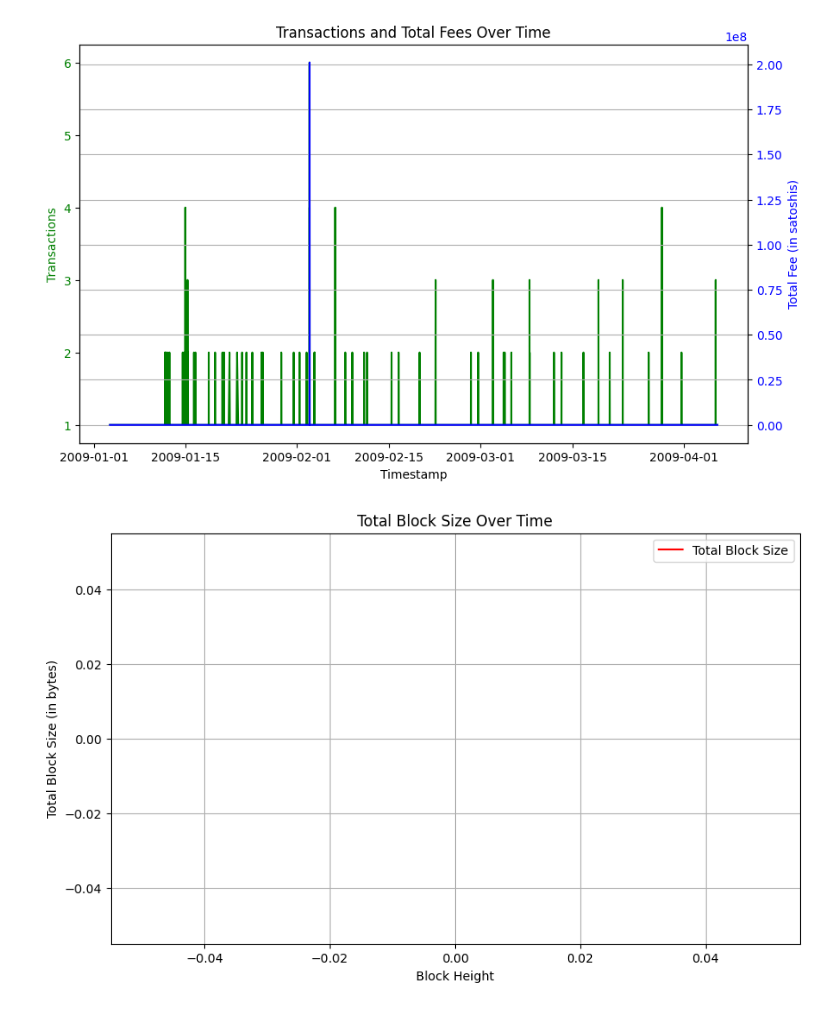
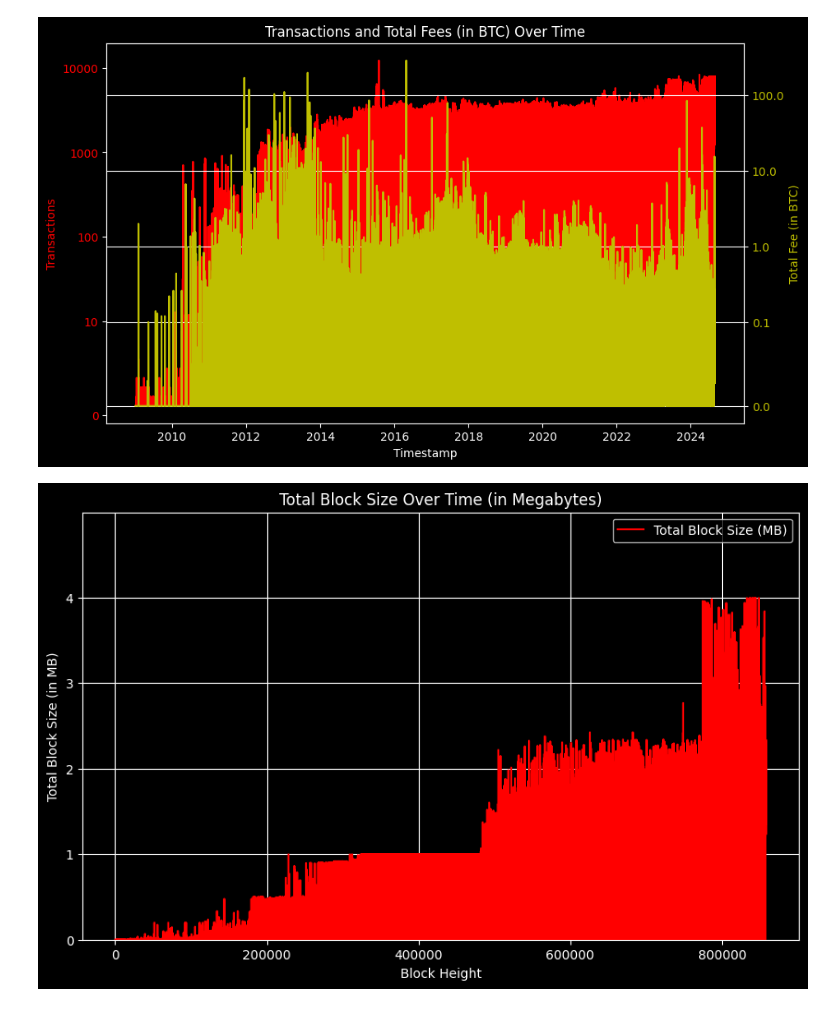
Before and after one commit to goldhaxx/btc-block-stats, a Jupyter notebook: block_stuff.ipynb, the cells around one changed output. Cells and saved outputs as stored; diff of their text form; code cells hidden in the pictures.

```diff
--- a/block_stuff.ipynb
+++ b/block_stuff.ipynb
@@ -37,7 +37,7 @@ query = """
     SELECT block_height, total_fee, txs, timestamp
     FROM block_stats
     ORDER BY block_height ASC
-    LIMIT 10000;
+    LIMIT 1000000;
 """
 
 # Load the data into a pandas DataFrame
@@ -80,27 +136,61 @@ plt.show()
 # %%
+import matplotlib.pyplot as plt
+import matplotlib.ticker as mticker
+
+# Set the style to 'dark_background'
+plt.style.use('dark_background')
+
+# Convert total_fee from satoshis to BTC
+block_data['total_fee_btc'] = block_data['total_fee'] / 100_000_000
+
 fig, ax1 = plt.subplots(figsize=(10, 6))
 
 # Plot transactions on the left y-axis
-ax1.set_xlabel('Timestamp')
-ax1.set_ylabel('Transactions', color='g')
-ax1.plot(block_data['timestamp'], block_data['txs'], color='g', label='Transactions')
-ax1.tick_params(axis='y', labelcolor='g')
+ax1.set_xlabel('Timestamp', color='white')
+ax1.set_ylabel('Transactions', color='r')
+ax1.plot(block_data['timestamp'], block_data['txs'], color='r', label='Transactions')
+ax1.tick_params(axis='y', labelcolor='r')
+ax1.tick_params(axis='x', labelcolor='white')  # Make x-axis labels white as well
 
-# Create another y-axis for the total fees
+# Apply symlog scale to the left y-axis (Transactions)
+ax1.set_yscale('symlog', linthresh=10)  # Set a threshold for linear scaling near 10 transactions
+ax1.yaxis.set_major_formatter(mticker.ScalarFormatter())  # Human-readable format
+ax1.yaxis.set_minor_formatter(mticker.ScalarFormatter())
+
+# Create another y-axis for the total fees (now in BTC)
 ax2 = ax1.twinx()
-ax2.set_ylabel('Total Fee (in satoshis)', color='b')
-ax2.plot(block_data['timestamp'], block_data['total_fee'], color='b', label='Total Fee')
-ax2.tick_params(axis='y', labelcolor='b')
+ax2.set_ylabel('Total Fee (in BTC)', color='y')
+ax2.plot(block_data['timestamp'], block_data['total_fee_btc'], color='y', label='Total Fee (BTC)')
+ax2.tick_params(axis='y', labelcolor='y')
 
-plt.title('Transactions and Total Fees Over Time')
+# Apply symlog scale to the right y-axis (Total Fee in BTC)
+ax2.set_yscale('symlog', linthresh=0.1)  # Set a threshold for linear scaling near 0.1 BTC
+ax2.yaxis.set_major_formatter(mticker.ScalarFormatter())  # Human-readable format
+ax2.yaxis.set_minor_formatter(mticker.ScalarFormatter())
+
+plt.title('Transactions and Total Fees (in BTC) Over Time', color='white')
 plt.grid(True)
 plt.show()
 # %% [output]
-[figure, old version]
+[figure, new version]
 # %%
 import pandas as pd
 from sqlalchemy import create_engine
 import matplotlib.pyplot as plt
+import os
+from dotenv import load_dotenv
+
+# Load environment variables from the .env file
+load_dotenv()
+
+# Fetch environment variables
+DB_HOST = os.getenv("DB_HOST")
+DB_USER = os.getenv("DB_USER")
+DB_PASSWORD = os.getenv("DB_PASSWORD")
+DB_NAME = os.getenv("DB_NAME")
+
+# Set the style to 'dark_background'
+plt.style.use('dark_background')
 
 # Create a connection using SQLAlchemy with environment variables
 db_url = f"postgresql://{DB_USER}:{DB_PASSWORD}@{DB_HOST}:5432/{DB_NAME}"
@@ -111,20 +201,27 @@ query = """
     SELECT block_height, total_size, total_weight, swtxs
     FROM block_stats
     ORDER BY block_height ASC
-    LIMIT 1000;
+    LIMIT 1000000;
 """
 
 # Load the data into a pandas DataFrame using SQLAlchemy engine
 block_stats = pd.read_sql(query, engine)
 
-# Plot total block size over time
+# Convert total_size from bytes to Megabytes
+block_stats['total_size_MB'] = block_stats['total_size'] / 1_000_000  # Divide by 1 million to convert to MB
+
+# Plot total block size over time in Megabytes
 plt.figure(figsize=(10, 6))
-plt.plot(block_stats['block_height'], block_stats['total_size'], color='r', label='Total Block Size')
+plt.plot(block_stats['block_height'], block_stats['total_size_MB'], color='r', label='Total Block Size (MB)')
 plt.xlabel('Block Height')
-plt.ylabel('Total Block Size (in bytes)')
-plt.title('Total Block Size Over Time')
+plt.ylabel('Total Block Size (in MB)')
+plt.title('Total Block Size Over Time (in Megabytes)')
 plt.legend()
 plt.grid(True)
+
+# Set y-axis limit dynamically based on data range
+plt.ylim([0, block_stats['total_size_MB'].max() * 1.25])  # Add some padding to the max value for better visualization
+
 plt.show()
 # %% [output]
-[figure, old version]
+[figure, new version]
```
Also changed, not shown: parts of 11 cells of this notebook, 6 other files.
